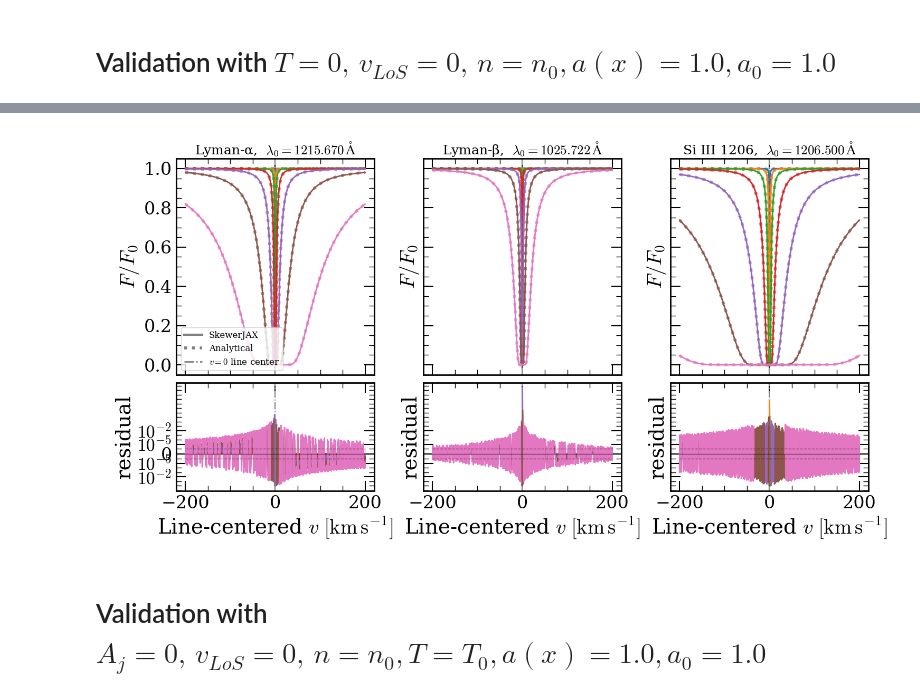
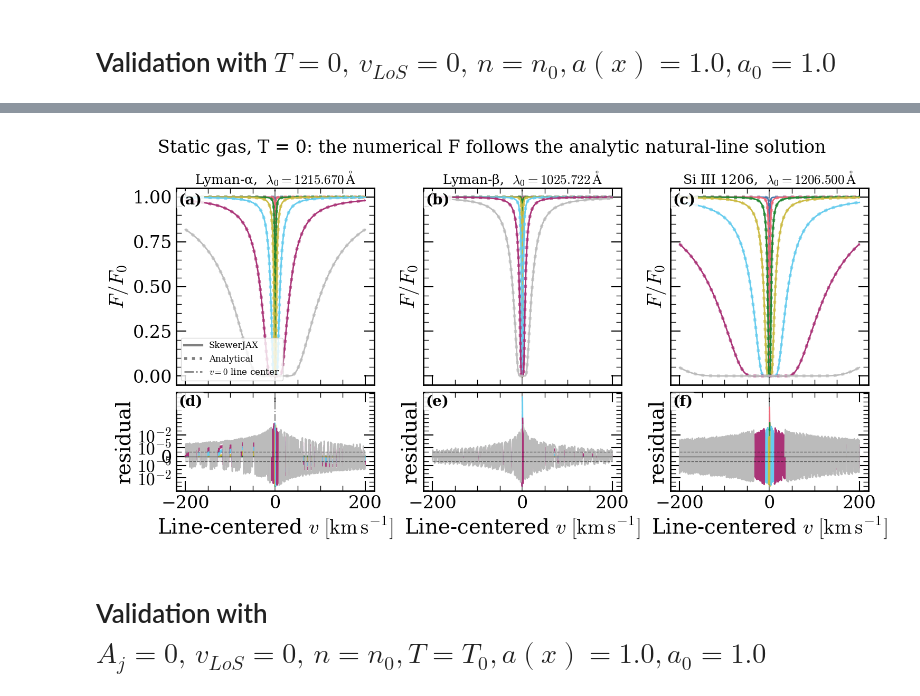
Before and after one commit to daniellopezcano/SkewerJAX, a Jupyter notebook: notebooks/6_optical_depth.ipynb, the cells around one changed output, grey strips where cells are left out. Saved outputs shown, nothing was run; the diff lists cells and outputs as text; code cells hidden in the pictures.

```diff
--- a/notebooks/6_optical_depth.ipynb
+++ b/notebooks/6_optical_depth.ipynb
@@ -29,5 +29,8 @@ plt.style.use('tableau-colorblind10')
 font, rcnew = sjx.config.setup_matplotlib.matplotlib_default_config()
 plt.rc('font', **font)
 plt.rcParams.update(rcnew)
+from skewerjax.config.setup_matplotlib import TOL_BRIGHT_CYCLE, add_panel_letters   # Paul Tol's colour-blind-safe palette
+from cycler import cycler
+plt.rcParams["axes.prop_cycle"] = cycler(color=TOL_BRIGHT_CYCLE)
 %matplotlib widget
 # %% [output]
@@ -203,7 +209,7 @@ F_over_F0_analytic = jnp.exp(-optical_depth_analytic)
 # Plot numerical vs analytical result in velocity units
 # ------------------------------------------------------------------
 
-colors = np.array(plt.cm.get_cmap("tab10").colors[:N_sk])
+colors = np.array(TOL_BRIGHT_CYCLE)[np.arange(N_sk) % len(TOL_BRIGHT_CYCLE)]
 
 velocities_np = np.asarray(velocities_kms)
 F_over_F0_np = np.asarray(F_over_F0)
@@ -262,34 +268,35 @@ for i_line, (ax_flux, ax_res, line) in enumerate(zip(axes[0], axes[1], line_bund
         fontsize=18,
     )
 
     ax_flux.set_ylabel(r"$F/F_0$")
     ax_res.set_xlabel(r"Line-centered $v\;[\mathrm{km\,s^{-1}}]$")
     ax_res.set_ylabel("residual")
 
     ax_res.axhline(0.0, color="k", linewidth=1, alpha=0.5)
     ax_res.fill_between(velocities_np, -1e-6, 1e-6, color="grey", alpha=0.2)
     ax_res.hlines(1e-6, xmin=velocities_np[0], xmax=velocities_np[-1], color="k", linewidth=1, linestyle="--", alpha=0.5)
     ax_res.hlines(-1e-6, xmin=velocities_np[0], xmax=velocities_np[-1], color="k", linewidth=1, linestyle="--", alpha=0.5)
 
     ax_res.set_yscale("symlog", linthresh=1e-6)
     ax_res.set_yticks([-1e-2, -1e-5, 0.0, 1e-5, 1e-2])
     ax_res.yaxis.set_major_formatter(mpl.ticker.FuncFormatter(sjx.utils.plotting_tools.ten_power_formatter))
     ax_res.yaxis.set_minor_formatter(mpl.ticker.NullFormatter())
 
 handles = [
     Line2D([0], [0], color="grey", lw=3, linestyle="-", label="SkewerJAX"),
     Line2D([0], [0], color="grey", lw=4, linestyle=":", label="Analytical"),
     Line2D([0], [0], color="grey", lw=2, linestyle="-.", label=r"$v=0$ line center"),
 ]
 
 axes[0, 0].legend(handles=handles, loc="lower left", fontsize=12, frameon=True)
 
 fig.tight_layout()
 fig.subplots_adjust(hspace=0.05, wspace=0.25)
 
+_fig = plt.gcf(); _fig.subplots_adjust(top=0.86); _fig.suptitle("Static gas, T = 0: the numerical F follows the analytic natural-line solution", fontsize=24, y=0.975); add_panel_letters([a for a in _fig.axes if a.get_label() != '<colorbar>'])
 plt.show()
 # %% [output]
-[figure, old version]
+[figure, new version]
 # %% [markdown]
 # Validation with $A_{j} = 0,\, v_{LoS}=0, \, n=n_0, T = T_0, a(x) = 1.0, a_0 = 1.0$
 # %%
```
Also changed, not shown: parts of 15 cells of this notebook, 42 other files.
